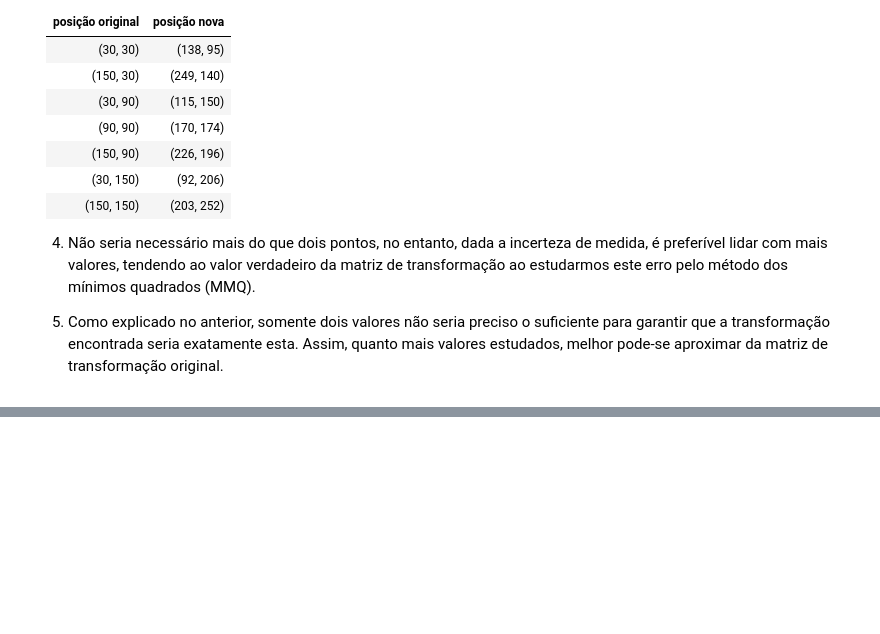
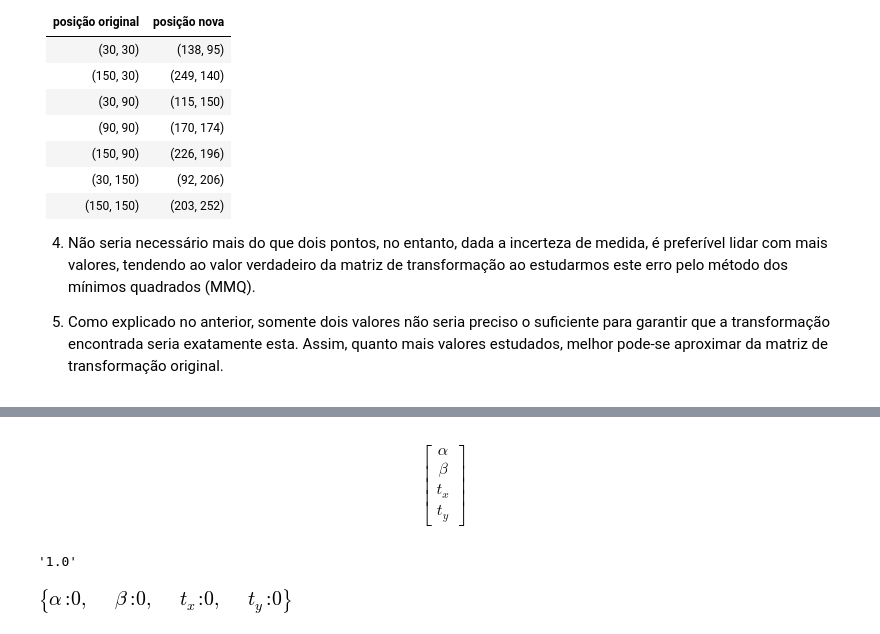
Before and after one commit to pedrocunial/robotica16, a Jupyter notebook: visao_projeto/ProjetoVisao_etapa1-Copy1.ipynb, the cells around one changed output, grey strips where cells are left out. Cells and saved outputs as stored; diff of their text form; code cells hidden in the pictures; blank space fills up the shorter version.

```diff
--- a/visao_projeto/ProjetoVisao_etapa1-Copy1.ipynb
+++ b/visao_projeto/ProjetoVisao_etapa1-Copy1.ipynb
@@ -213,0 +325,15 @@ Matrix([
+# %%
+variaveis = Matrix([alpha, beta, tx, ty])
+variaveis
+# %% [output]
+$$\left[\begin{matrix}\alpha\\\beta\\t_{x}\\t_{y}\end{matrix}\right]$$
+# %%
+sp.__version__
+# %% [output]
+'1.0'
+# %%
+ans = sp.solve(left_side, alpha, beta, tx, ty)
+
+ans
+# %% [output]
+[figure, added]
```
Also changed, not shown: parts of 18 cells of this notebook.
